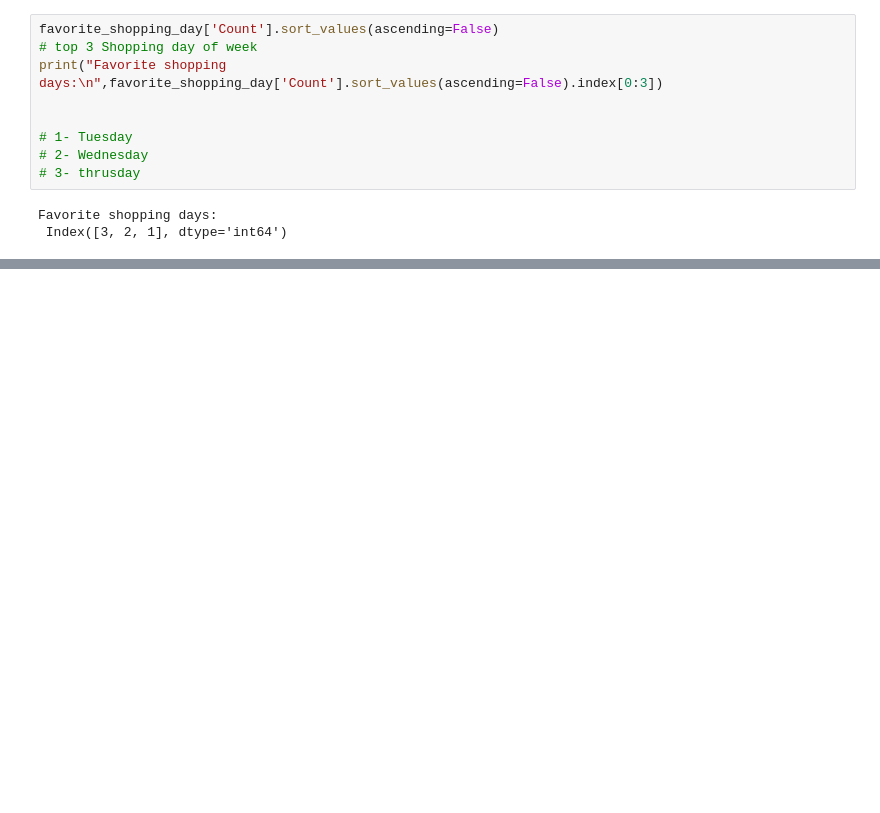
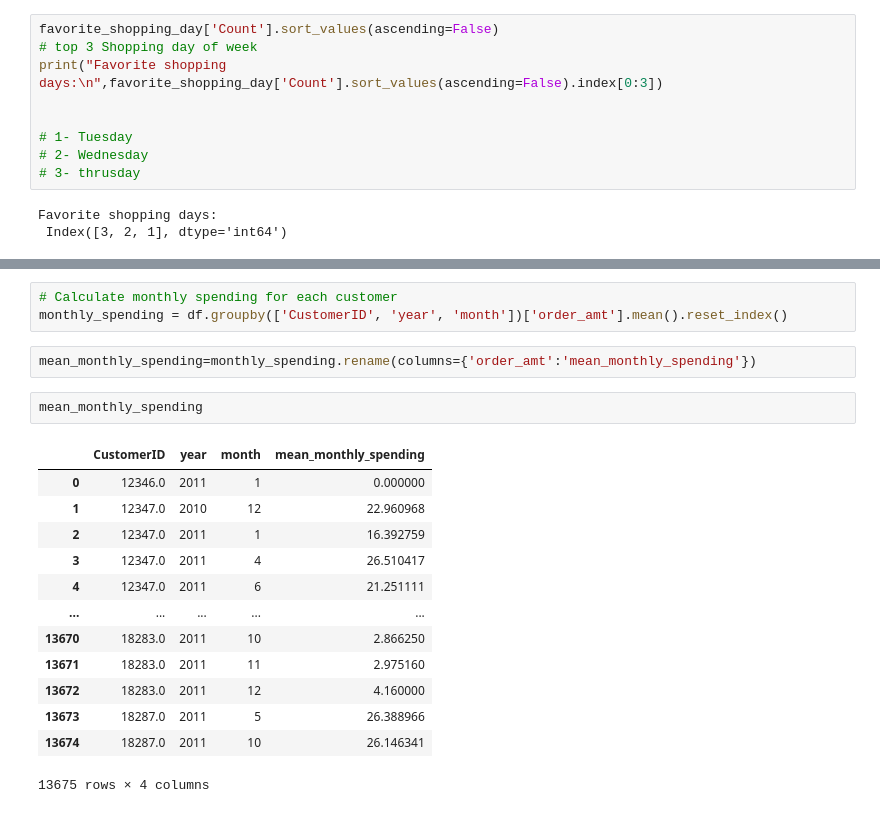
Before and after one commit to seemantk-protean/DevopsRepo, a Jupyter notebook: 29-07-2024.ipynb, the cells around one changed output, grey strips where cells are left out. Drawn from its saved outputs; the diff is of its cells as text; blank space fills up the shorter version.

```diff
--- a/29-07-2024.ipynb
+++ b/29-07-2024.ipynb
@@ -297,0 +293,21 @@ Favorite shopping days:
+# %%
+# Calculate monthly spending for each customer
+monthly_spending = df.groupby(['CustomerID', 'year', 'month'])['order_amt'].mean().reset_index()
+# %%
+mean_monthly_spending=monthly_spending.rename(columns={'order_amt':'mean_monthly_spending'})
+# %%
+mean_monthly_spending
+# %% [output]
+|  | CustomerID | year | month | mean_monthly_spending |
+| 0 | 12346.0 | 2011 | 1 | 0.000000 |
+| 1 | 12347.0 | 2010 | 12 | 22.960968 |
+| 2 | 12347.0 | 2011 | 1 | 16.392759 |
+| 3 | 12347.0 | 2011 | 4 | 26.510417 |
+| 4 | 12347.0 | 2011 | 6 | 21.251111 |
+| ... | ... | ... | ... | ... |
+| 13670 | 18283.0 | 2011 | 10 | 2.866250 |
+| 13671 | 18283.0 | 2011 | 11 | 2.975160 |
+| 13672 | 18283.0 | 2011 | 12 | 4.160000 |
+| 13673 | 18287.0 | 2011 | 5 | 26.388966 |
+| 13674 | 18287.0 | 2011 | 10 | 26.146341 |
+13675 rows × 4 columns
```
Also changed, not shown: parts of 4 cells of this notebook.
